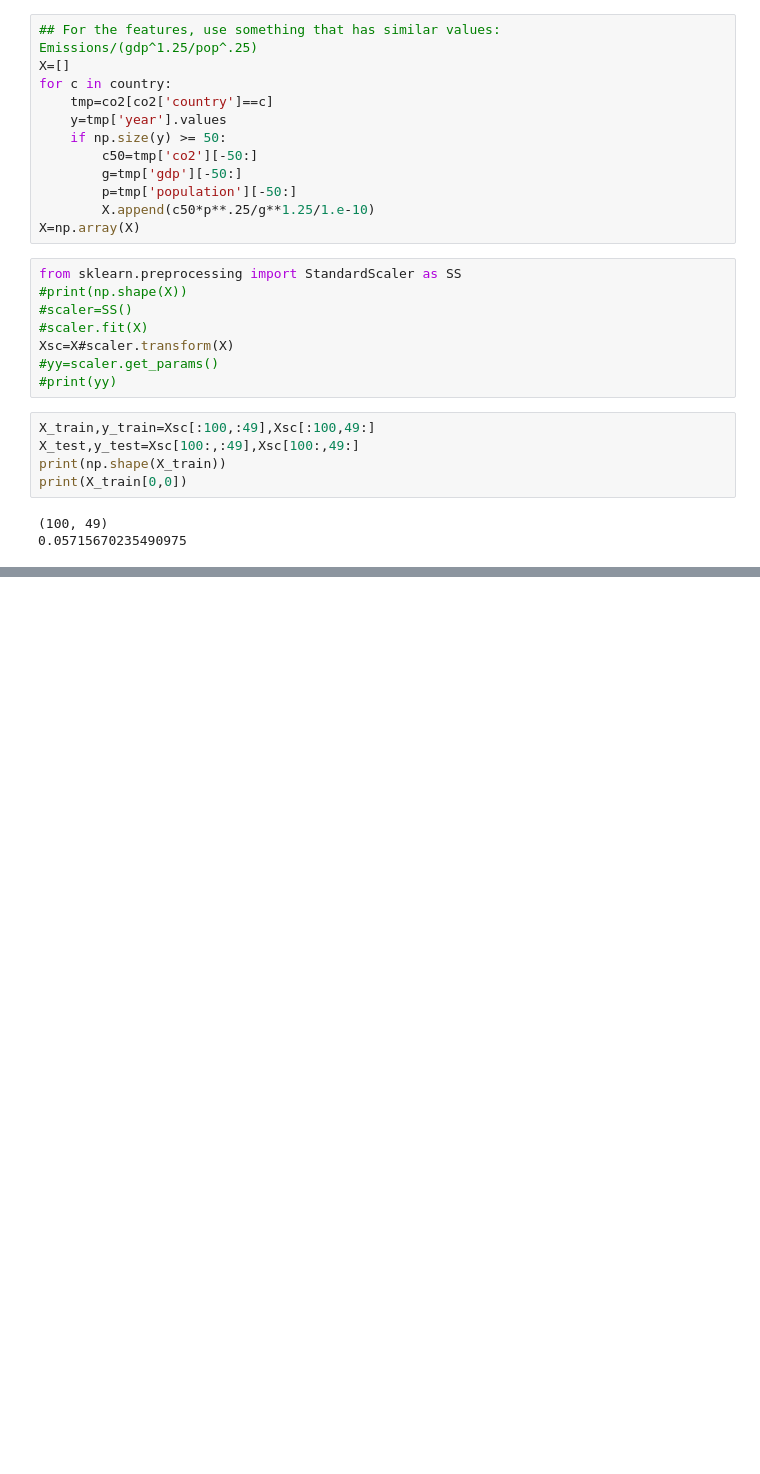
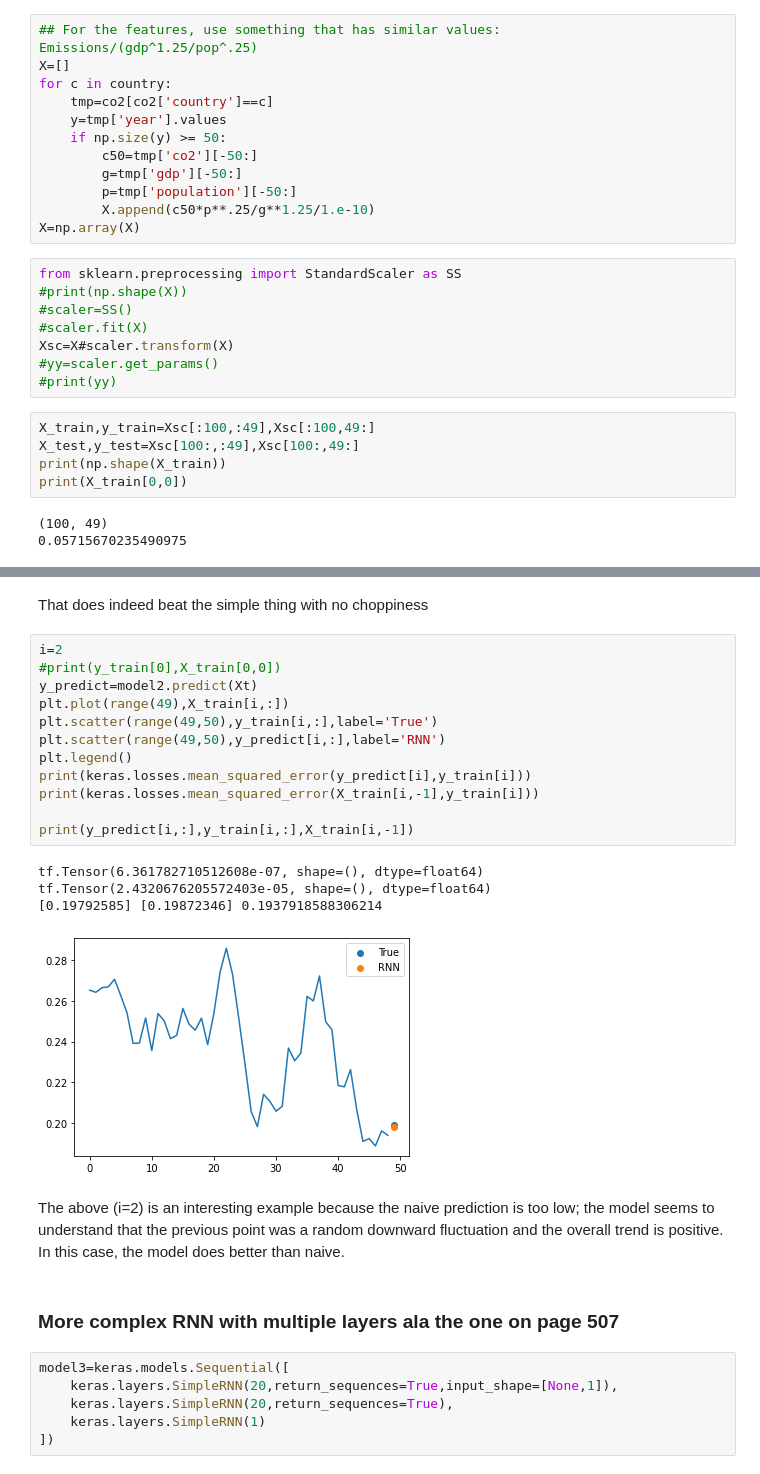
Before and after one commit to dodelson/Physics-of-Energy, a Jupyter notebook: cnn.ipynb, the cells around one changed output, grey strips where cells are left out. Drawn from its saved outputs; the diff is of its cells as text; blank space fills up the shorter version.

```diff
--- a/cnn.ipynb
+++ b/cnn.ipynb
@@ -555,0 +547,29 @@ model.layers[1].weights
+# %% [markdown]
+That does indeed beat the simple thing with no choppiness
+# %%
+i=2
+#print(y_train[0],X_train[0,0])
+y_predict=model2.predict(Xt)
+plt.plot(range(49),X_train[i,:])
+plt.scatter(range(49,50),y_train[i,:],label='True')
+plt.scatter(range(49,50),y_predict[i,:],label='RNN')
+plt.legend()
+print(keras.losses.mean_squared_error(y_predict[i],y_train[i]))
+print(keras.losses.mean_squared_error(X_train[i,-1],y_train[i]))
+
+print(y_predict[i,:],y_train[i,:],X_train[i,-1])
+# %% [output]
+tf.Tensor(6.361782710512608e-07, shape=(), dtype=float64)
+tf.Tensor(2.4320676205572403e-05, shape=(), dtype=float64)
+[0.19792585] [0.19872346] 0.1937918588306214
+[figure, added]
+# %% [markdown]
+The above (i=2) is an interesting example because the naive prediction is too low; the model seems to understand that the previous point was a random downward fluctuation and the overall trend is positive. In this case, the model does better than naive.
+# %% [markdown]
+### More complex RNN with multiple layers ala the one on page 507
+# %%
+model3=keras.models.Sequential([
+    keras.layers.SimpleRNN(20,return_sequences=True,input_shape=[None,1]),
+    keras.layers.SimpleRNN(20,return_sequences=True),
+    keras.layers.SimpleRNN(1)
+])
```
Also changed, not shown: parts of 25 cells of this notebook.
